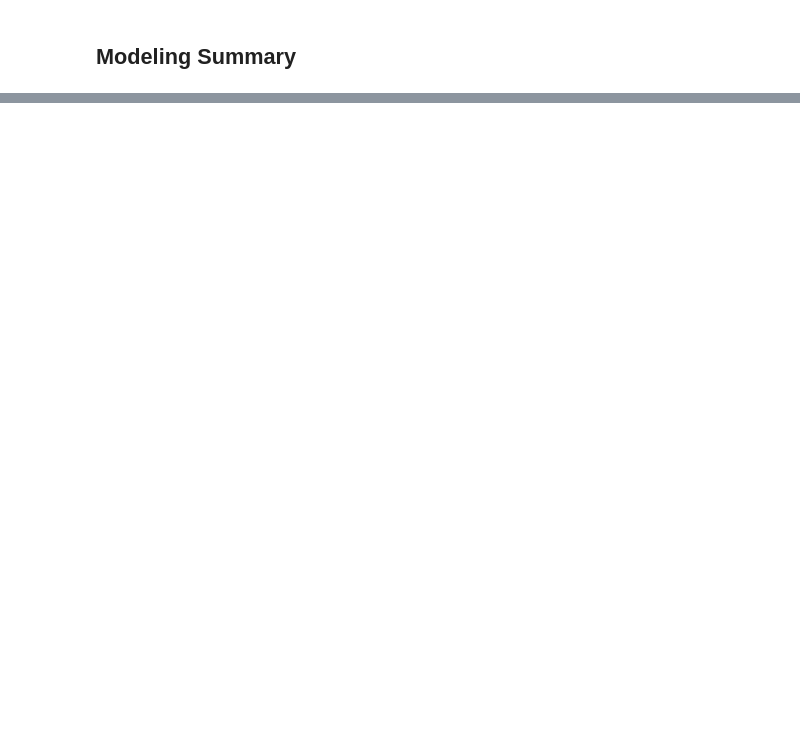
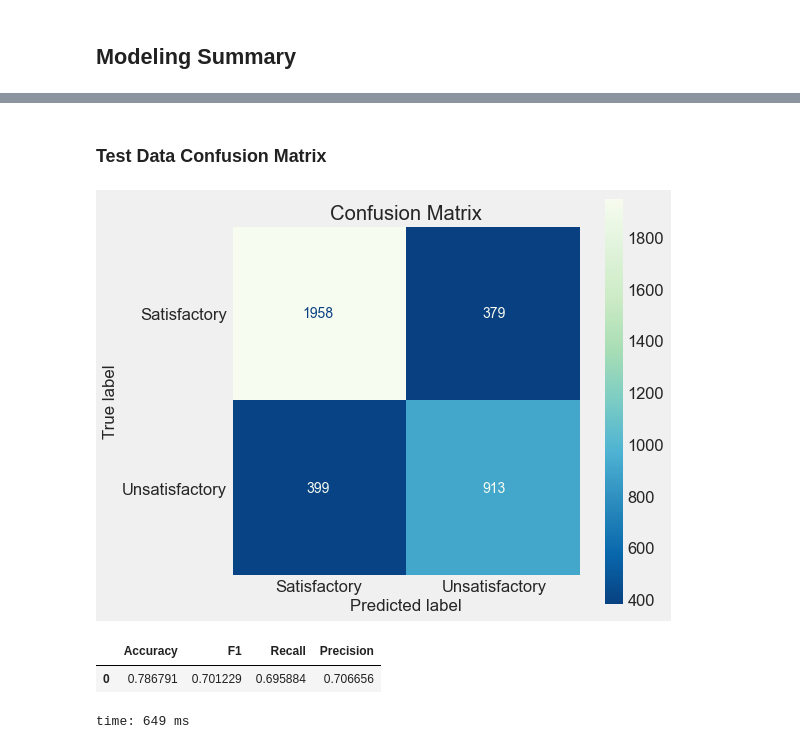
Before and after one commit to jeffreyhwatson/online_outcomes, a Jupyter notebook: notebooks/exploratory/half_term_modeling.ipynb, the cells around one changed output, grey strips where cells are left out. Cells and saved outputs as stored; diff of their text form; code cells hidden in the pictures; blank space fills up the shorter version.

Commit message:
modeling writeup

```diff
--- a/notebooks/exploratory/half_term_modeling.ipynb
+++ b/notebooks/exploratory/half_term_modeling.ipynb
@@ -1241,0 +1294,9 @@ time: 12 ms
+# %% [markdown]
+### Test Data Confusion Matrix
+# %%
+f.confusion_report(best_model, X_test, y_test, 'final_model')
+# %% [output]
+[figure, added]
+|  | Accuracy | F1 | Recall | Precision |
+| 0 | 0.786791 | 0.701229 | 0.695884 | 0.706656 |
+time: 649 ms
```
Also changed, not shown: parts of 172 cells of this notebook, 7 other files.
